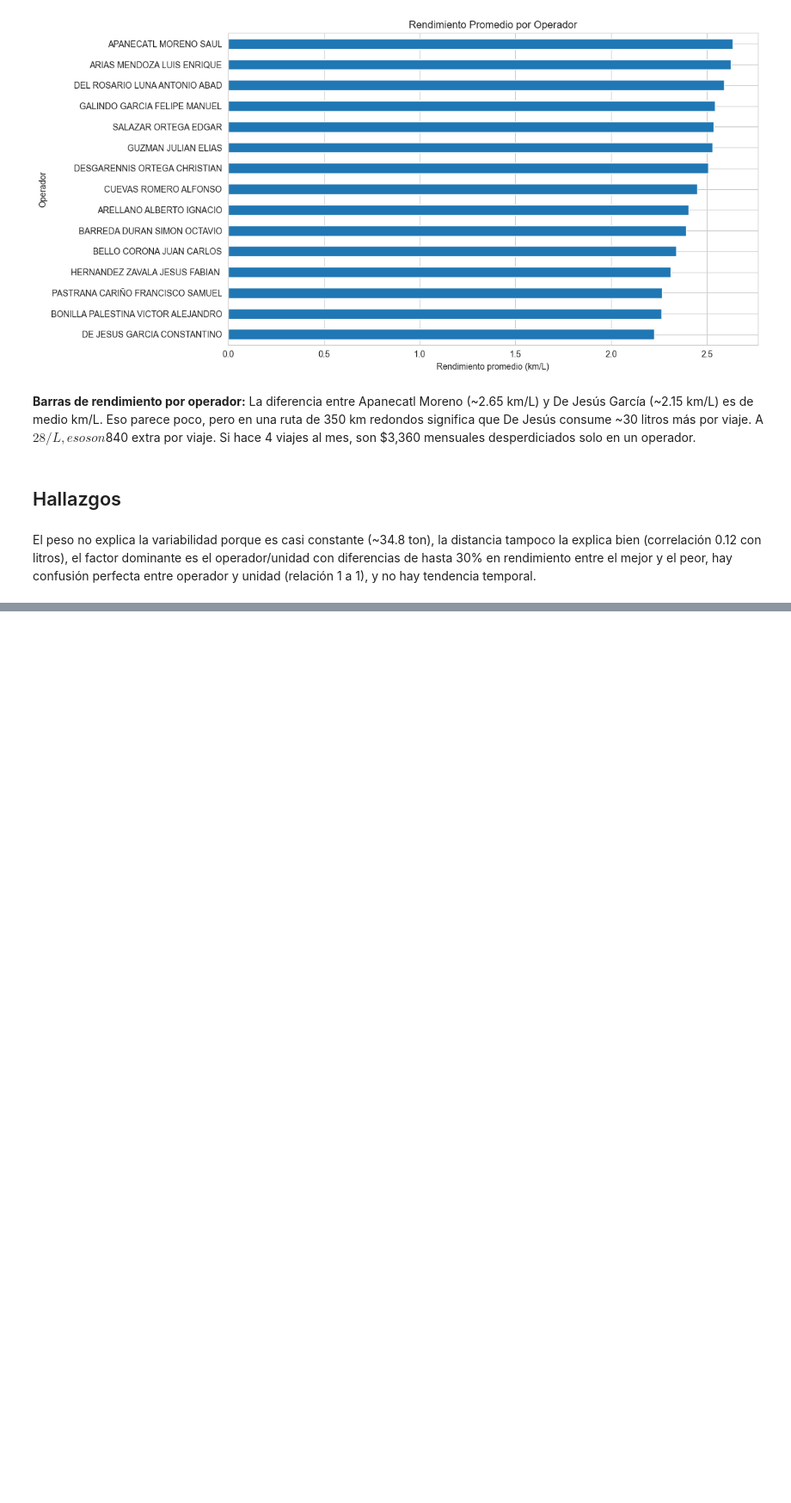
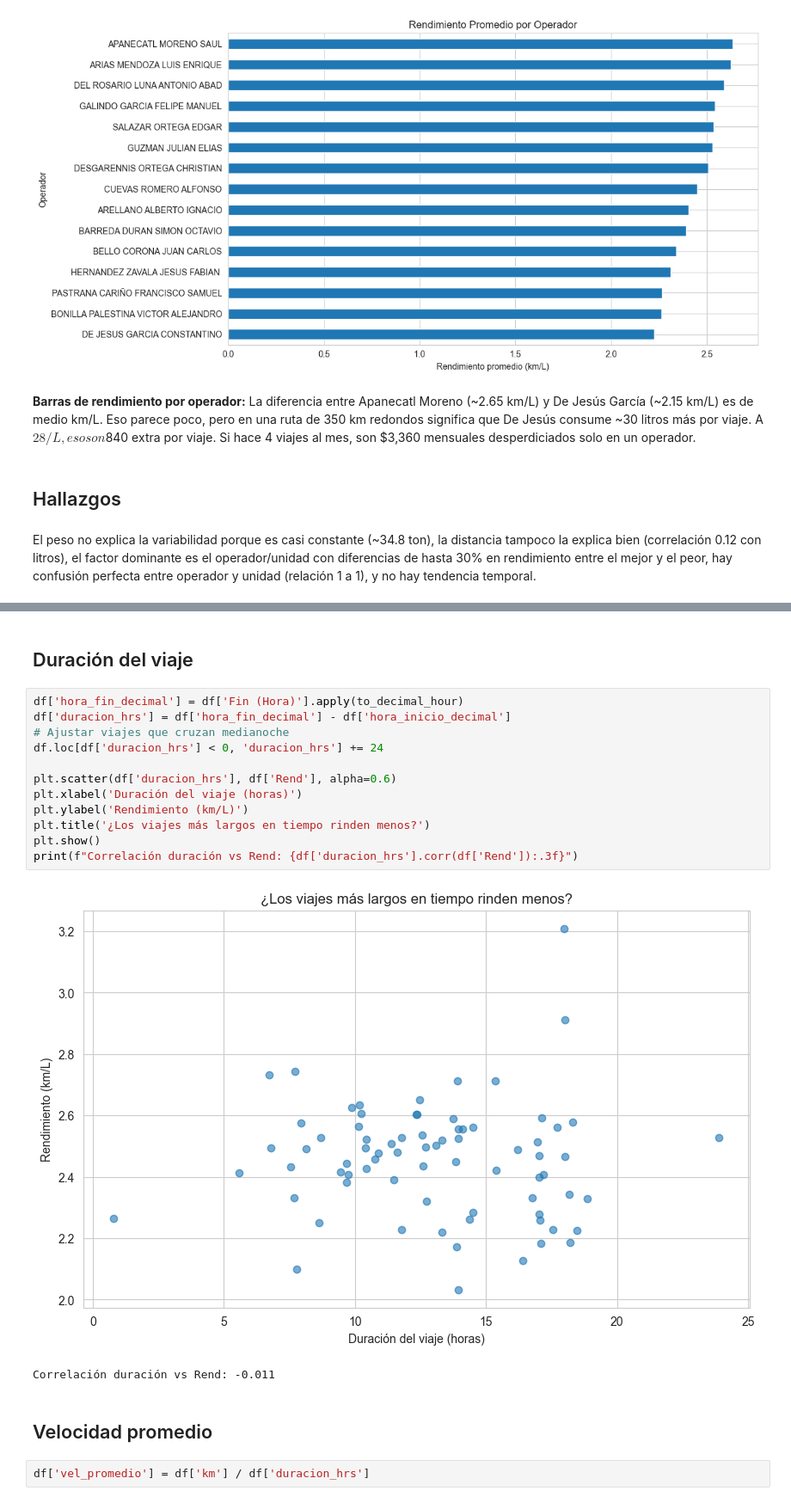
Before and after one commit to mvillafuerte-mav/IIS-Challenge, a Jupyter notebook: notebooks/01_data_understanding.ipynb, the cells around one changed output, grey strips where cells are left out. Shown at 86% size. Saved outputs shown, nothing was run; the diff lists cells and outputs as text; blank space fills up the shorter version.

```diff
--- a/notebooks/01_data_understanding.ipynb
+++ b/notebooks/01_data_understanding.ipynb
@@ -206,0 +298,21 @@ El peso no explica la variabilidad porque es casi constante (~34.8 ton), la dist
+# %% [markdown]
+## Duración del viaje
+# %%
+df['hora_fin_decimal'] = df['Fin (Hora)'].apply(to_decimal_hour)
+df['duracion_hrs'] = df['hora_fin_decimal'] - df['hora_inicio_decimal']
+# Ajustar viajes que cruzan medianoche
+df.loc[df['duracion_hrs'] < 0, 'duracion_hrs'] += 24
+
+plt.scatter(df['duracion_hrs'], df['Rend'], alpha=0.6)
+plt.xlabel('Duración del viaje (horas)')
+plt.ylabel('Rendimiento (km/L)')
+plt.title('¿Los viajes más largos en tiempo rinden menos?')
+plt.show()
+print(f"Correlación duración vs Rend: {df['duracion_hrs'].corr(df['Rend']):.3f}")
+# %% [output]
+[figure, added]
+Correlación duración vs Rend: -0.011
+# %% [markdown]
+## Velocidad promedio
+# %%
+df['vel_promedio'] = df['km'] / df['duracion_hrs']
```
Also changed, not shown: parts of 16 cells of this notebook.
